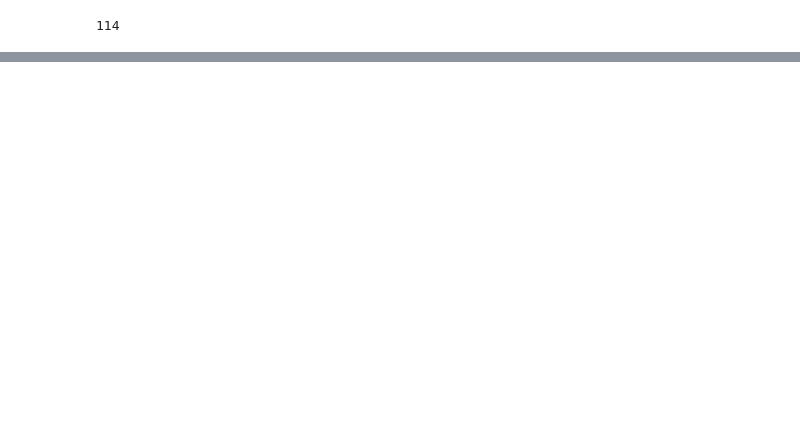
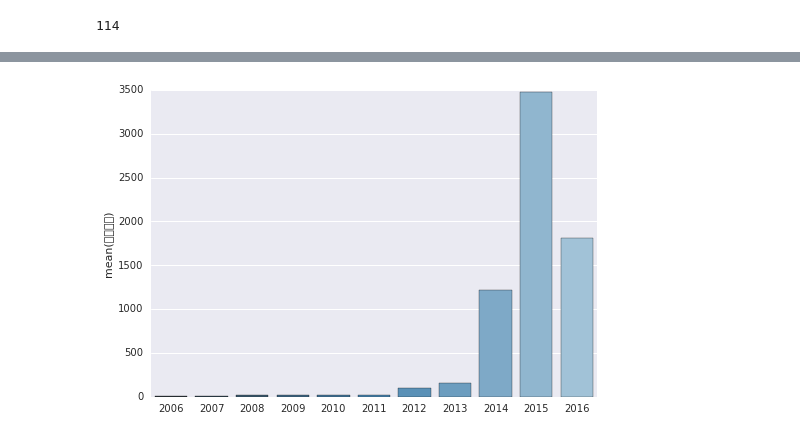
Before and after one commit to januslian/neeqem, a Jupyter notebook: src/Stocks.ipynb, the cells around one changed output, grey strips where cells are left out. Cells and saved outputs as stored; diff of their text form; code cells hidden in the pictures; blank space fills up the shorter version.

```diff
--- a/src/Stocks.ipynb
+++ b/src/Stocks.ipynb
@@ -176,0 +202,3 @@ a = len(stocks_neeq_all[stocks_neeq_all["挂牌日期"] <= pandas.Timestamp('200
+# %%
+year = lambda x: x.year
+stocks_neeq_all["挂牌年度"] = stocks_neeq_all["挂牌日期"].apply(year)
@@ -176,0 +220,5 @@ a = len(stocks_neeq_all[stocks_neeq_all["挂牌日期"] <= pandas.Timestamp('200
+# %%
+sns.barplot(stocks_neeq_all["挂牌年度"].value_counts().sort_index().index,
+           stocks_neeq_all["挂牌年度"].value_counts().sort_index(), palette="Blues_d");
+# %% [output]
+[figure, added]
```
Also changed, not shown: parts of 6 cells of this notebook, 5 other files.
